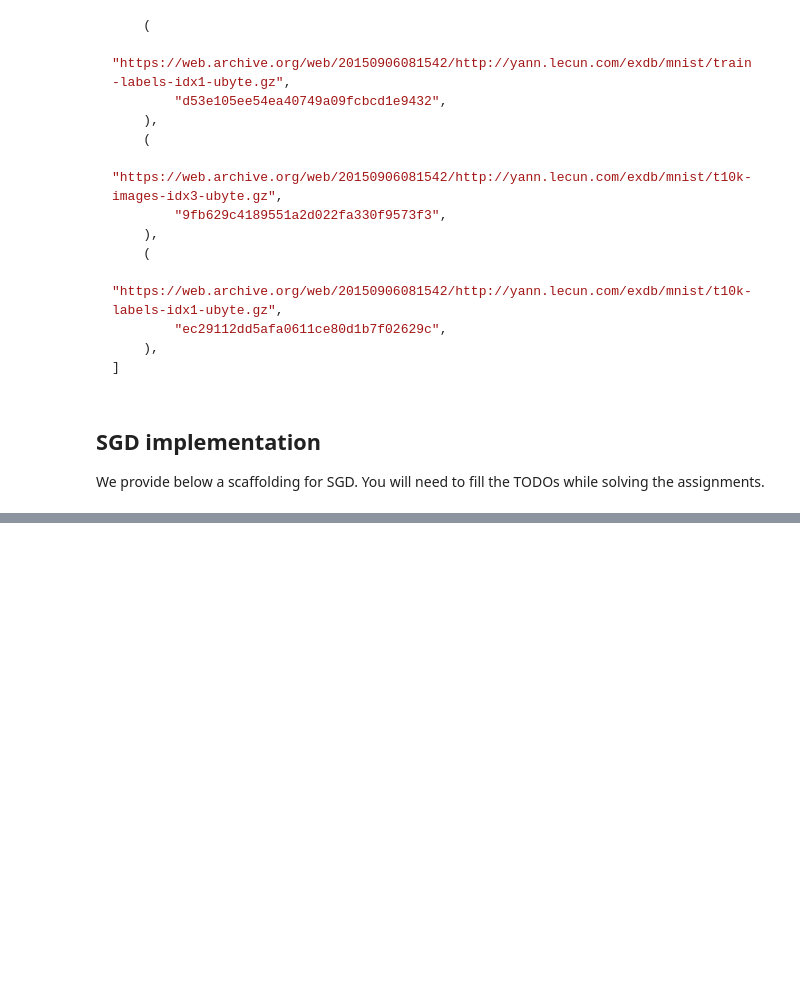
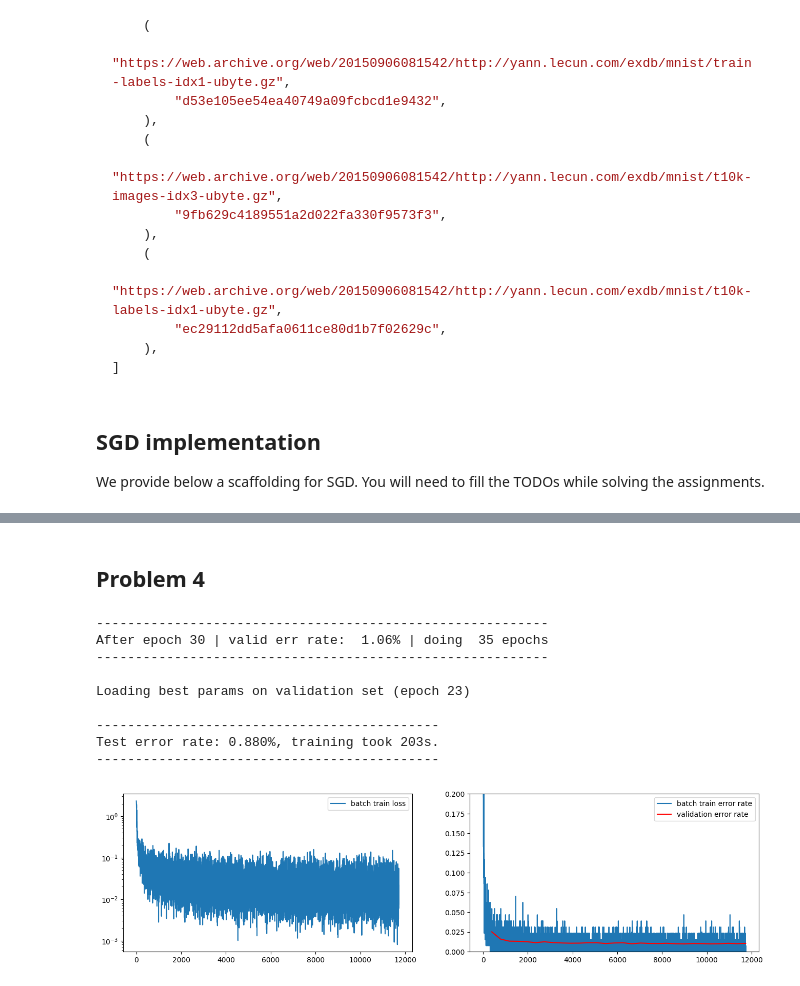
Before and after one commit to patryk-rybak/Univeristy, a Jupyter notebook: Neural Networks: Theory and Practice/Assignment2.ipynb, the cells around one changed output, grey strips where cells are left out. Drawn from its saved outputs; the diff is of its cells as text; code cells hidden in the pictures; blank space fills up the shorter version.

```diff
--- a/Neural Networks: Theory and Practice/Assignment2.ipynb
+++ b/Neural Networks: Theory and Practice/Assignment2.ipynb
@@ -579,0 +705,74 @@ print("{0}\n{1}\n{0}".format("-" * len(m), m))
+# %% [markdown]
+## Problem 4
+# %%
+import torch.nn.init as init
+
+class ConvModel(nn.Module):
+    def __init__(self):
+        super(ConvModel, self).__init__()
+
+        self.conv1 = nn.Sequential(
+            nn.Conv2d(
+                in_channels=1,
+                out_channels=16,
+                kernel_size=5,
+                stride=1,
+                padding=2,
+            ),
+            nn.ReLU(),
+        )
+        self.maxpool1 = nn.MaxPool2d(kernel_size=2)
+
+        self.conv2 = nn.Sequential(
+            nn.Conv2d(16, 32, 5, 1, 2),
+            nn.ReLU(),
+        )
+        self.maxpool2 = nn.MaxPool2d(2)
+
+        self.out = nn.Linear(32 * 7 * 7, 10)
+
+    def forward(self, X):
+        X = self.conv1(X)
+        X = self.maxpool1(X)
+        X = self.conv2(X)
+        X = self.maxpool2(X)
+        X = X.view(X.size(0), -1)
+        output = self.out(X)
+        return output
+
+    def loss(self, Out, Targets):
+        return F.cross_entropy(Out, Targets)
+
+model = ConvModel()
+
+with torch.no_grad():
+    for name, p in model.named_parameters():
+        if isinstance(p, nn.Conv2d) or isinstance(p, nn.Linear):
+          n = p.weight.size(1)  # Number of input channels or neurons
+          std = torch.sqrt(torch.tensor(1.0 / n))
+          nn.init.normal_(p.weight, mean=0, std=std)
+          if p.bias is not None:
+              nn.init.zeros_(p.bias)
+
+# On GPU enabled devices set device='cuda' else set device='cpu'
+t_start = time.time()
+SGD(model, mnist_loaders, alpha=1e-1, num_epochs=15, max_num_epochs=30, device="cpu")
+
+
+test_err_rate = compute_error_rate(model, mnist_loaders["test"])
+m = (
+    f"Test error rate: {test_err_rate * 100.0:.3f}%, "
+    f"training took {time.time() - t_start:.0f}s."
+)
+print("{0}\n{1}\n{0}".format("-" * len(m), m))
+# %% [output]
+----------------------------------------------------------
+After epoch 30 | valid err rate:  1.06% | doing  35 epochs
+----------------------------------------------------------
+
+Loading best params on validation set (epoch 23)
+
+--------------------------------------------
+Test error rate: 0.880%, training took 203s.
+--------------------------------------------
+[figure, added]
```
Also changed, not shown: parts of 27 cells of this notebook, 13 other files.
